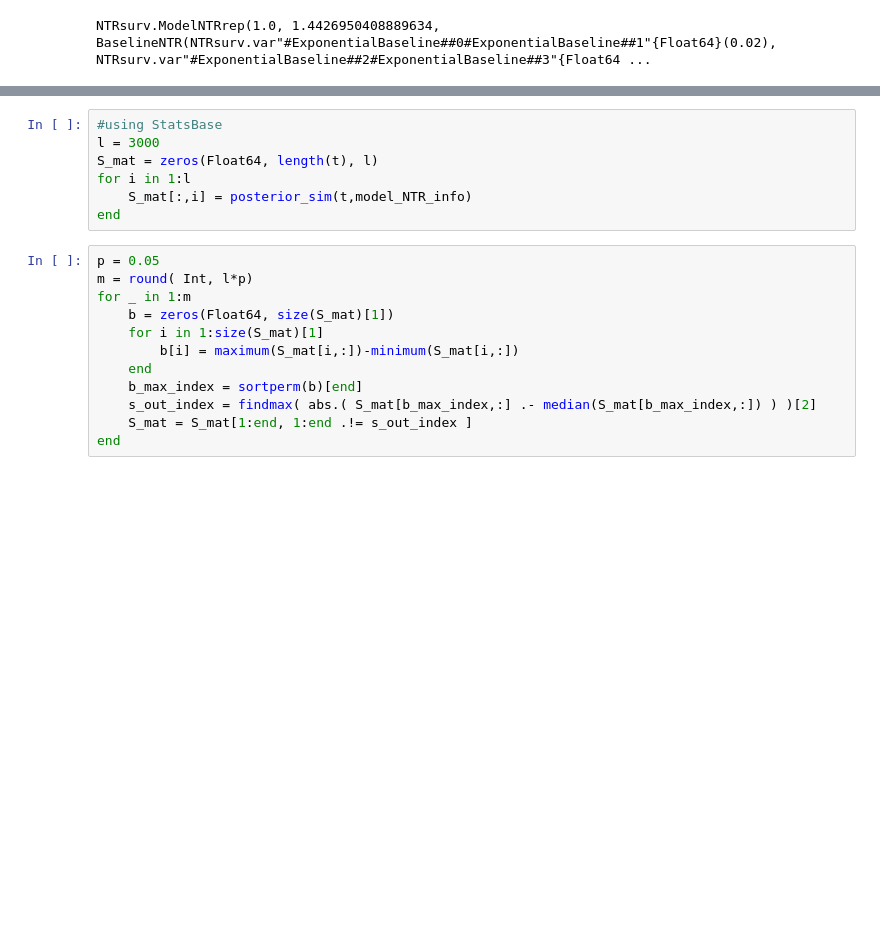
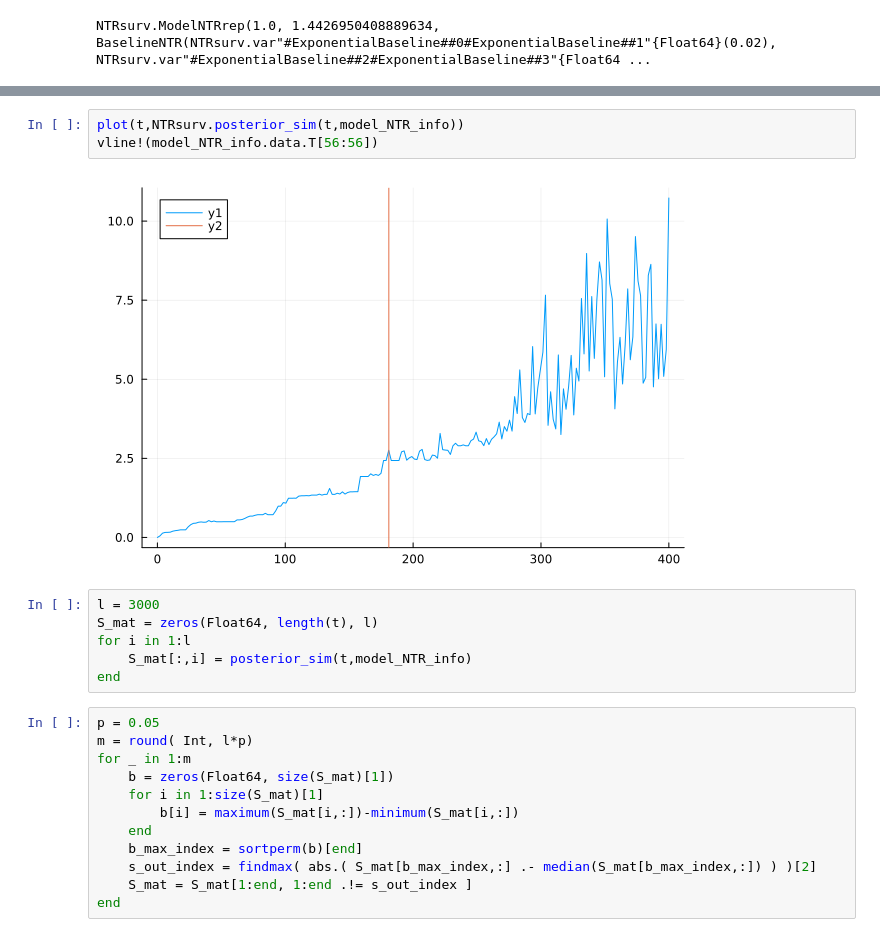
Before and after one commit to alan7riva/NTRsurv.jl, a Jupyter notebook: examples/SmallSample.ipynb, the cells around one changed output, grey strips where cells are left out. Saved outputs shown, nothing was run; the diff lists cells and outputs as text; blank space fills up the shorter version.

Commit message:
Updates posterior _sim for small sample data

```diff
--- a/examples/SmallSample.ipynb
+++ b/examples/SmallSample.ipynb
@@ -59,5 +83,9 @@ NTRsurv.ModelNTRrep(1.0, 1.4426950408889634, BaselineNTR(NTRsurv.var"#Exponentia
+# %%
+plot(t,NTRsurv.posterior_sim(t,model_NTR_info))
+vline!(model_NTR_info.data.T[56:56])
+# %% [output]
+[figure, added]
 # %%
-#using StatsBase
 l = 3000
 S_mat = zeros(Float64, length(t), l)
 for i in 1:l
```
Also changed, not shown: parts of 6 cells of this notebook, 2 other files.
